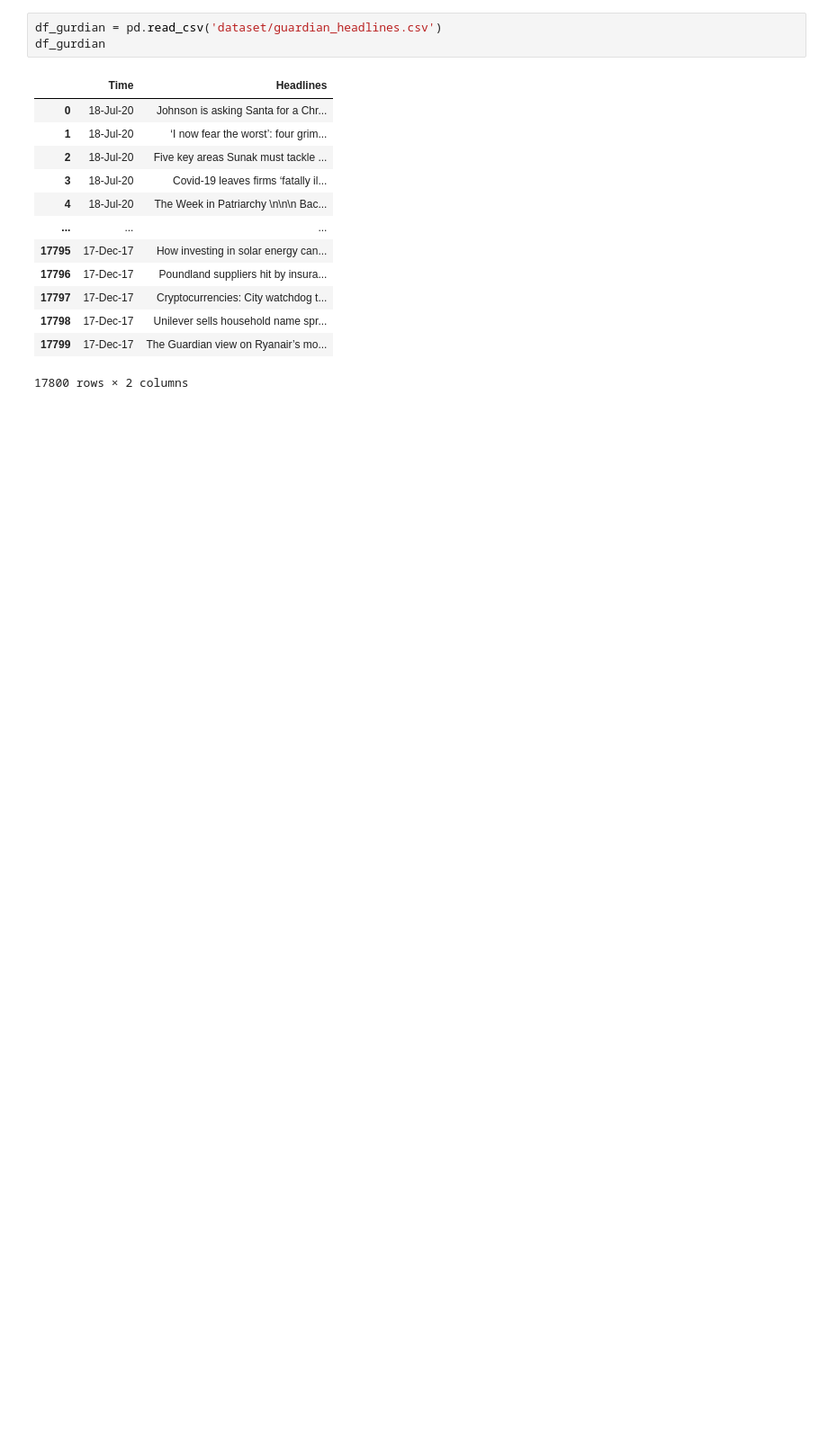
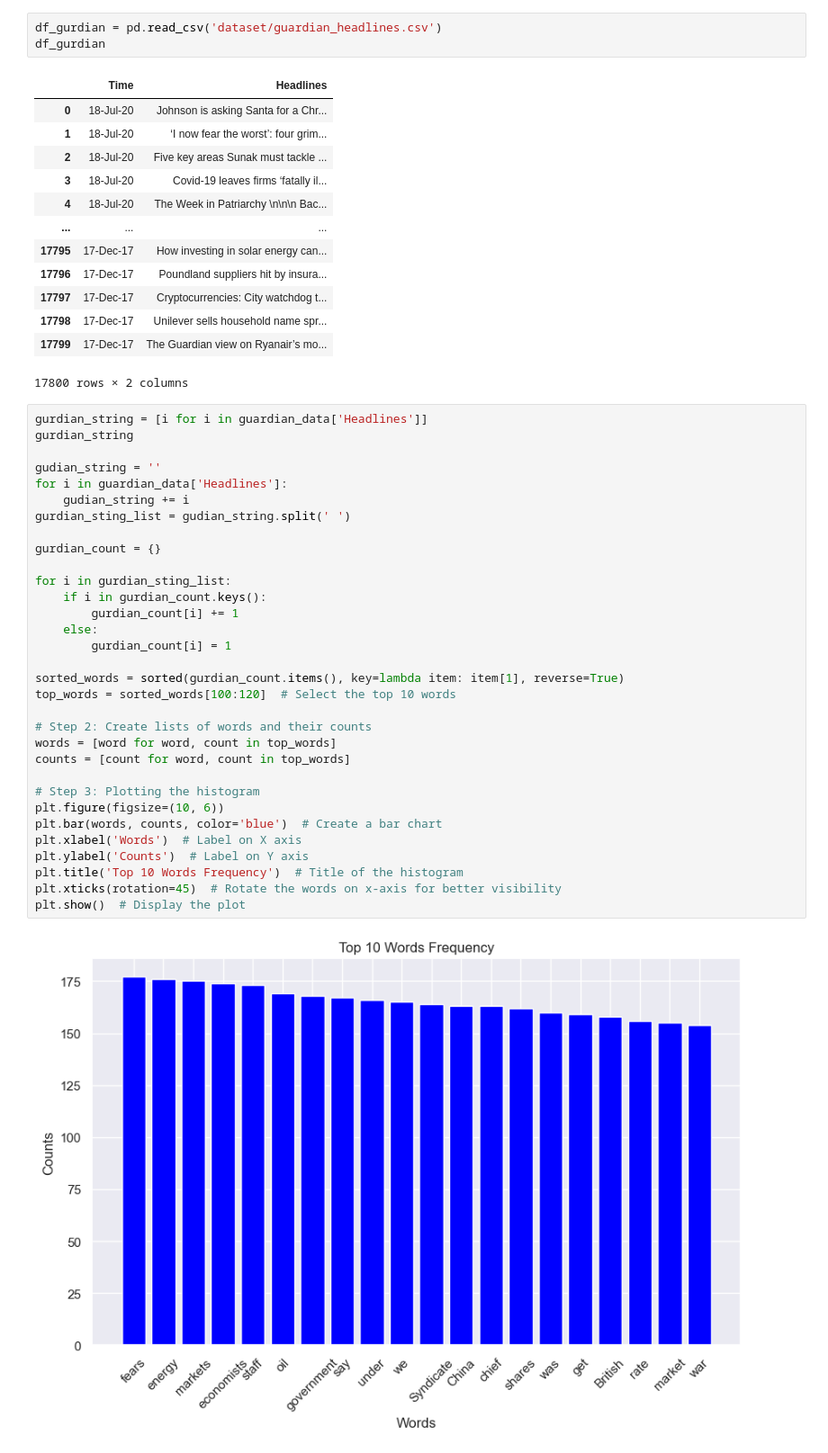
Before and after one commit to Aaron3963/CSE_151A_Project, a Jupyter notebook: EDA.ipynb, the cells around one changed output. Shown: that part at 90% size. Saved outputs shown, nothing was run; the diff lists cells and outputs as text; blank space fills up the shorter version.

```diff
--- a/EDA.ipynb
+++ b/EDA.ipynb
@@ -178,3 +267,37 @@ df_gurdian
 | 17798 | 17-Dec-17 | Unilever sells household name spr... |
 | 17799 | 17-Dec-17 | The Guardian view on Ryanair’s mo... |
 17800 rows × 2 columns
+# %%
+gurdian_string = [i for i in guardian_data['Headlines']]
+gurdian_string
+
+gudian_string = ''
+for i in guardian_data['Headlines']:
+    gudian_string += i
+gurdian_sting_list = gudian_string.split(' ')
+
+gurdian_count = {}
+
+for i in gurdian_sting_list:
+    if i in gurdian_count.keys():
+        gurdian_count[i] += 1
+    else:
+        gurdian_count[i] = 1
+
+sorted_words = sorted(gurdian_count.items(), key=lambda item: item[1], reverse=True)
+top_words = sorted_words[100:120]  # Select the top 10 words
+
+# Step 2: Create lists of words and their counts
+words = [word for word, count in top_words]
+counts = [count for word, count in top_words]
+
+# Step 3: Plotting the histogram
+plt.figure(figsize=(10, 6))
+plt.bar(words, counts, color='blue')  # Create a bar chart
+plt.xlabel('Words')  # Label on X axis
+plt.ylabel('Counts')  # Label on Y axis
+plt.title('Top 10 Words Frequency')  # Title of the histogram
+plt.xticks(rotation=45)  # Rotate the words on x-axis for better visibility
+plt.show()  # Display the plot
+# %% [output]
+[figure, added]
```
Also changed, not shown: parts of 10 cells of this notebook.
